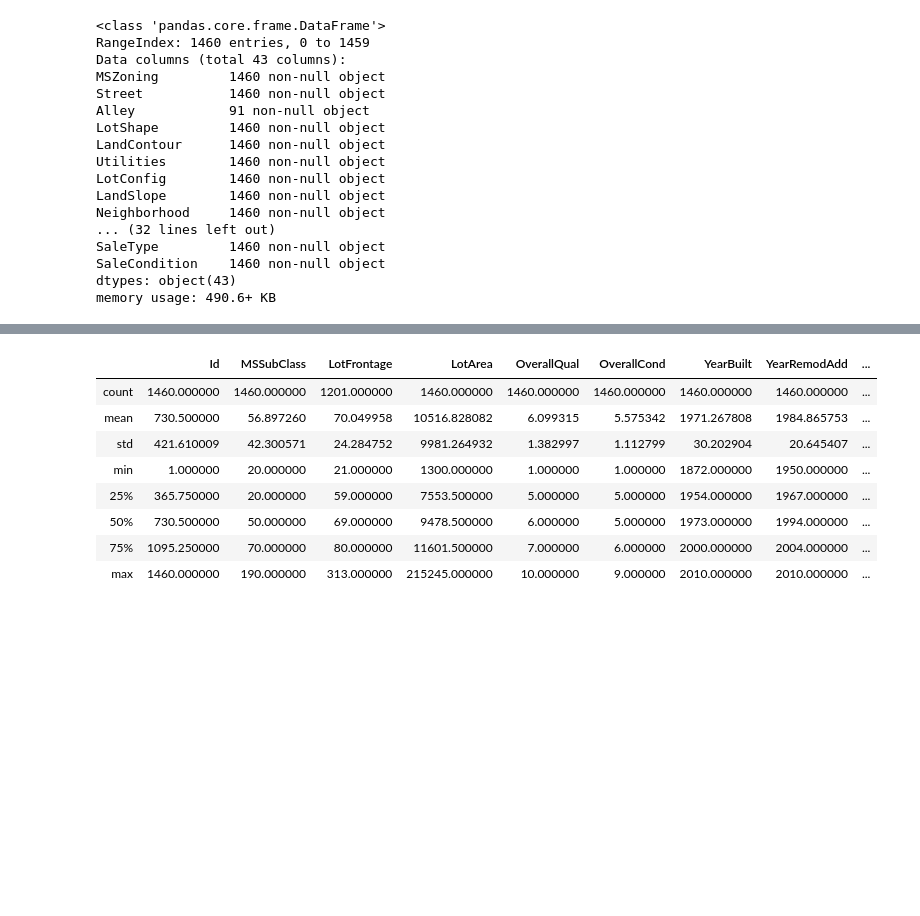
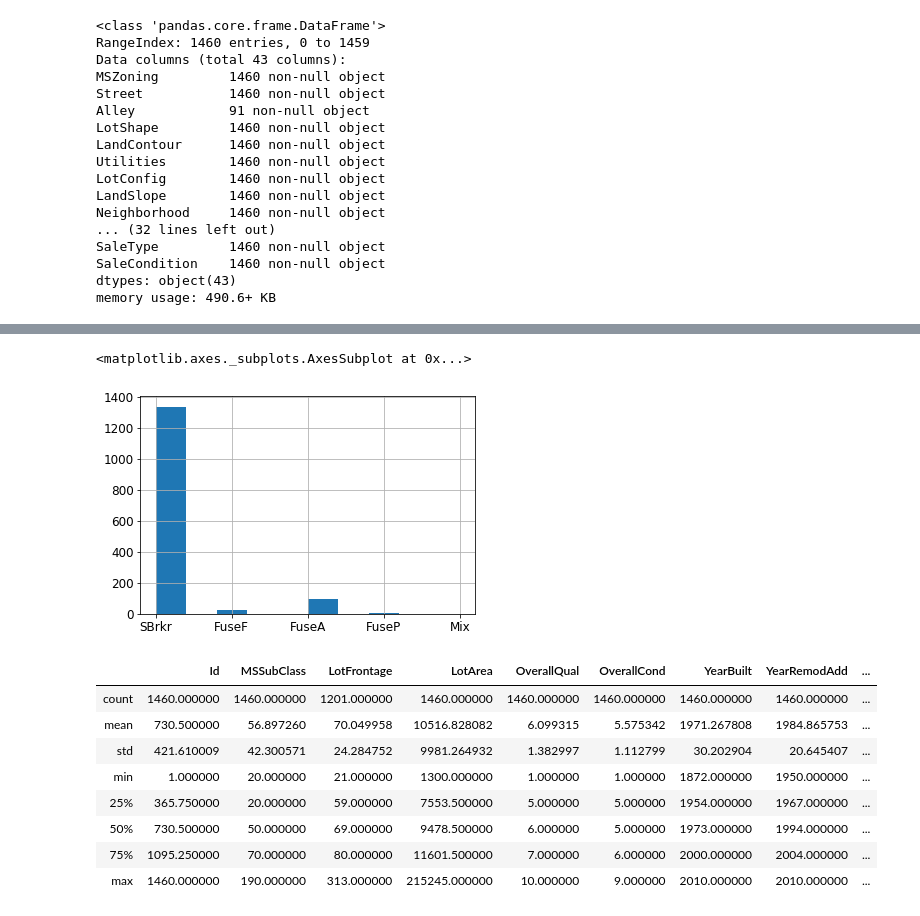
Before and after one commit to dwadziescia3/house_price, a Jupyter notebook: script00_3_cat_feature_selection.ipynb, the cells around one changed output, grey strips where cells are left out. Drawn from its saved outputs; the diff is of its cells as text; code cells hidden in the pictures; blank space fills up the shorter version.

```diff
--- a/script00_3_cat_feature_selection.ipynb
+++ b/script00_3_cat_feature_selection.ipynb
@@ -150,3 +171,8 @@ FireplaceQu [121.07512127]
+# %%
+train[att].hist()
+# %% [output]
+<matplotlib.axes._subplots.AxesSubplot at 0x...>
+[figure, added]
 # %%
 train.describe()
 # %% [output]
```
Also changed, not shown: parts of 7 cells of this notebook, 17 other files.
